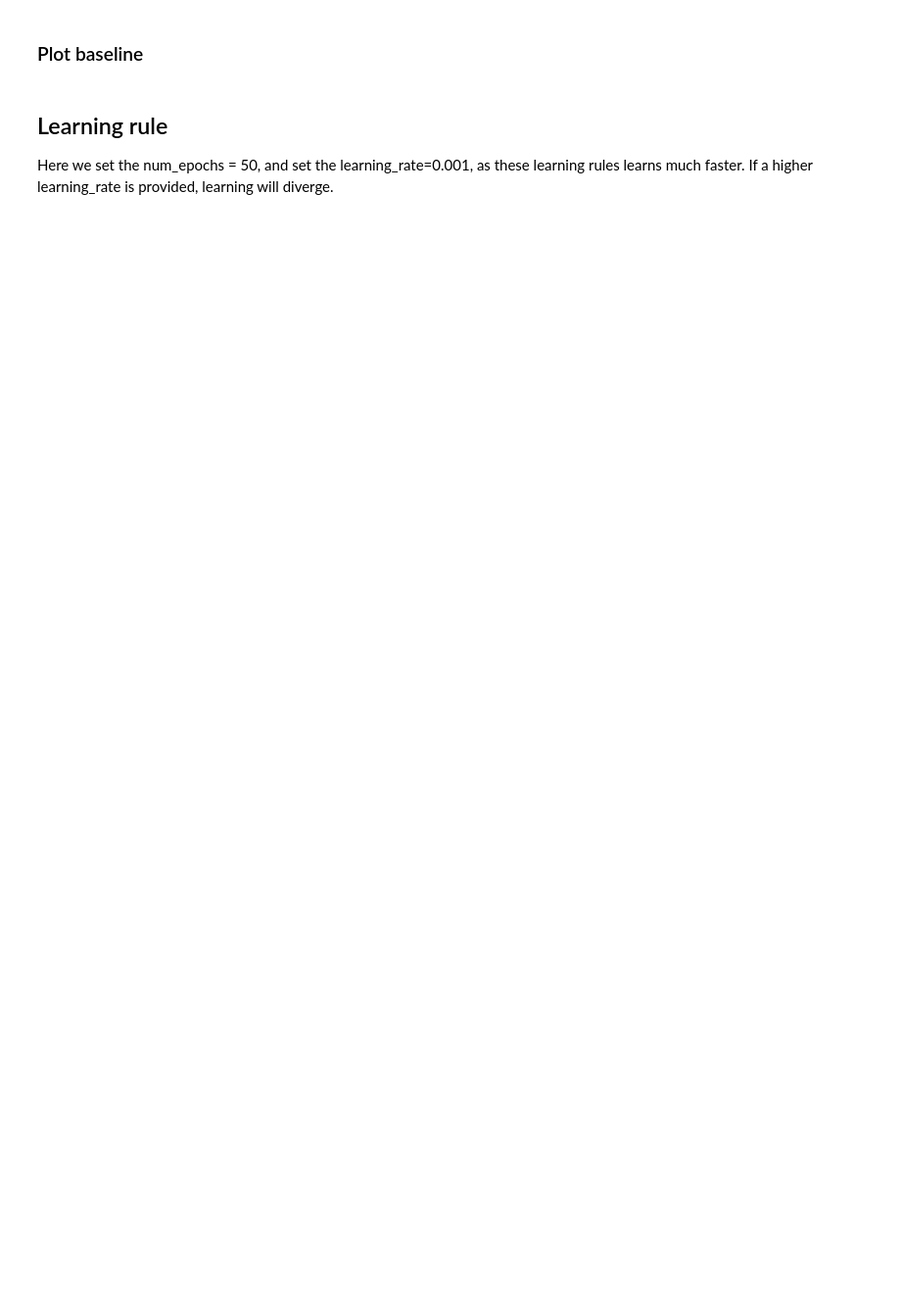
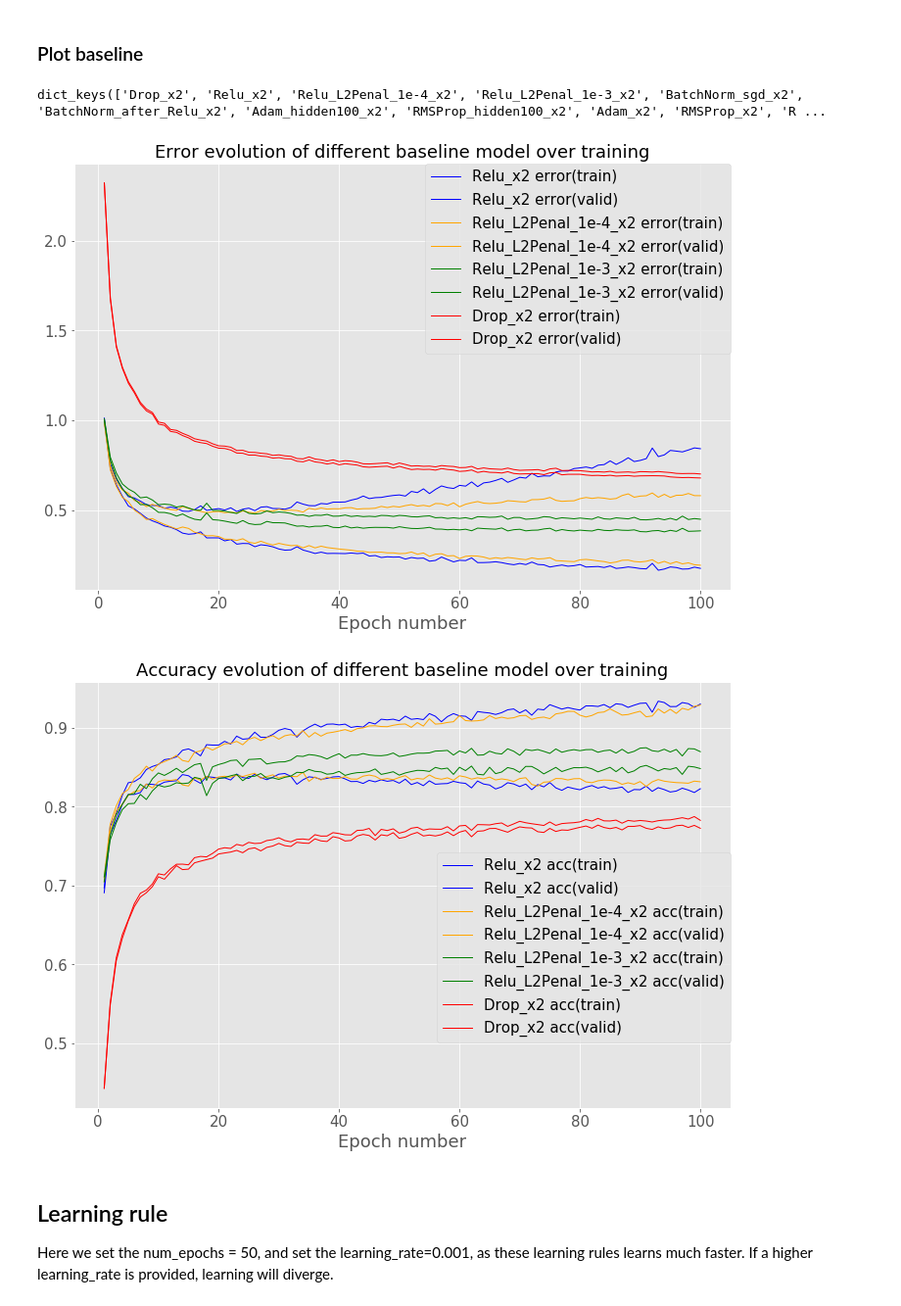
Before and after one commit to ErRos2107/Convolutional-neural-network, a Jupyter notebook: notebooks/Coursework_2_A.ipynb, the cells around one changed output. Shown at 98% size. Cells and saved outputs as stored; diff of their text form; code cells hidden in the pictures; blank space fills up the shorter version.

```diff
--- a/notebooks/Coursework_2_A.ipynb
+++ b/notebooks/Coursework_2_A.ipynb
@@ -267,8 +274,4 @@ KeyboardInterrupt:
 # %%
-# The model set up code below is provided as a starting point.
-# You will probably want to add further code cells for the
-# different experiments you run.
-
 from mlp.layers import AffineLayer, SoftmaxLayer, SigmoidLayer, ReluLayer, LeakyReluLayer, ELULayer, SELULayer
 from mlp.layers import DropoutLayer, RadialBasisFunctionLayer
 from mlp.errors import CrossEntropySoftmaxError
@@ -281,15 +284,14 @@ from mlp.optimisers import Optimiser
 rng.seed(seed)
 
 #setup hyperparameters
-learning_rate = 0.075
+learning_rate = 0.1
 num_epochs = 100
 stats_interval = 1
-input_dim, output_dim, hidden_dim = 784, 47, 256
+input_dim, output_dim, hidden_dim = 784, 47, 100
 ##########################################################
 # Use p = 0.5 in hidden layers and 0.8 in the input layer.
 incl_prob_0 =0.8
 incl_prob = 0.5
-#hidden_dim = int(hidden_dim/incl_prob)
 ##########################################################
 weights_init = GlorotUniformInit(rng=rng)
 biases_init = ConstantInit(0.)
@@ -308,14 +310,14 @@ error = CrossEntropySoftmaxError()
 # Use a basic gradient descent learning rule
 learning_rule = GradientDescentLearningRule(learning_rate=learning_rate)
 
-experiment = 'Drop_relu_x2'
+experiment = 'Drop_x2'
 
 stats, keys, run_time, fig_1, ax_1, fig_2, ax_2 = train_model_and_plot_stats(
     model, error, learning_rule, train_data, valid_data, num_epochs, stats_interval, notebook=True)
 fig_1.savefig(experiment+ '_learning_rate_{}_error.pdf'.format(learning_rate))
 fig_2.savefig(experiment+'_learning_rate_{}_accuracy.pdf'.format(learning_rate))
 
-save_and_present(experiment, stats, 'GradientDescent' )
+save_and_present(experiment, stats, 'learning_rate' )
 
 save_stats[experiment] = stats
 # %% [output]
@@ -559,44 +356,55 @@ Smallest error gap(after best acc epoch) = 0.027336097873356446 at Epoch=3
 # %% [markdown]
 ### Plot baseline
+# %%
+
+save_stats[ 'SGD_x2'] =save_stats[ 'Relu_x2_lr_7.5e-4']
+#save_stats[ 'RMSProp_x2'] =save_stats[ 'RMSProp_hidden100_x2']
+save_stats.keys()
+# %% [output]
+dict_keys(['Drop_x2', 'Relu_x2', 'Relu_L2Penal_1e-4_x2', 'Relu_L2Penal_1e-3_x2', 'BatchNorm_sgd_x2', 'BatchNorm_after_Relu_x2', 'Adam_hidden100_x2', 'RMSProp_hidden100_x2', 'Adam_x2', 'RMSProp_x2', 'R ...
 # %%
 # Plot comparison
 font = {'family' : 'normal',
         'weight' : 'normal',
         'size'   : 15}
 plt.rc('font', **font)
 ######################################################################################################
-#color = ['b', 'yellow', 'g', 'r', 'y', 'm', 'gray',]
-experiments = (['Relu_x2', 'Relu_L2Penal_1e-4_x2', 'Relu_L2Penal_1e-3_x2', 'Drop_relu_x2',
-'Drop_relu_2xhidden_x2', 'Dropout_mom_0.9', 'Dropout_mom_0.95', 'Drop_relu_2xhidden_mom_0.95_x2'])
+color = ['b', 'orange', 'g', 'r', 'y', 'm', 'gray',]
+experiments = ('Relu_x2', 'Relu_L2Penal_1e-4_x2', 'Relu_L2Penal_1e-3_x2', 'Drop_x2',)
 
 # Plot the change in the validation and training set error over training.
 fig_1 = plt.figure(figsize=(12 , 8))
 ax_1 = fig_1.add_subplot(111)
+
+for i, experiment in enumerate(experiments):
+    s = save_stats[experiment]
+    for k in ['error(train)', 'error(valid)']:
+        ax_1.plot(np.arange(1, s.shape[0]) * stats_interval,
+              s[1:, keys[k]], label=str(experiments[i]+' '+k), color = color[i], linewidth=1)
+
+ax_1.legend(bbox_to_anchor=(1., 1), loc=0, borderaxespad=0.)
+ax_1.set_xlabel('Epoch number')
+plt.title('Error evolution of different baseline model over training',fontsize=18)
 
 # Plot the change in the validation and training set accuracy over training.
 fig_2 = plt.figure(figsize=(12, 8))
 ax_2 = fig_2.add_subplot(111)
 
 for i, experiment in enumerate(experiments):
     s = save_stats[experiment]
-    for k in ['error(train)', 'error(valid)']:
-        ax_1.plot(np.arange(1, s.shape[0]) * stats_interval,
-              s[1:, keys[k]], label=str(experiments[i]+' '+k), linewidth=0.8)
     for k in ['acc(train)', 'acc(valid)']:
         ax_2.plot(np.arange(1, s.shape[0]) * stats_interval,
-              s[1:, keys[k]], label=str(experiments[i]+' '+k), linewidth=0.8)
+              s[1:, keys[k]], label=str(experiments[i]+' '+k), color = color[i], linewidth=1)
 
+ax_2.legend(bbox_to_anchor=(1., 0.6), loc=0, borderaxespad=0.)
+ax_2.set_xlabel('Epoch number')
+plt.title('Accuracy evolution of different baseline model over training',fontsize=18)
 
-ax_1.legend(bbox_to_anchor=(1., 1), loc=0, borderaxespad=0.)
-ax_1.set_xlabel('Epoch number')
-plt.title('Error evolution of baseline model over training',fontsize=18)
-
-ax_2.legend(bbox_to_anchor=(1., 1), loc=0, borderaxespad=0.)
-ax_2.set_xlabel('Epoch number')
-plt.title('Accuracy evolution of baseline model over training',fontsize=18)
-
-fig_1.savefig('Error_baseline.pdf',bbox_inches = "tight")
-fig_2.savefig('Accuracy_baseline.pdf',bbox_inches = "tight" )
+fig_1.savefig('Error_baseline_hidden100.pdf',bbox_inches = "tight")
+fig_2.savefig('Accuracy_baseline_hidden100.pdf',bbox_inches = "tight" )
+# %% [output]
+[figure, added]
+[figure, added]
 # %% [markdown]
 ## Learning rule
 Here we set the num_epochs = 50, and set the learning_rate=0.001, as these learning rules learns much faster.
```
Also changed, not shown: parts of 38 cells of this notebook.
